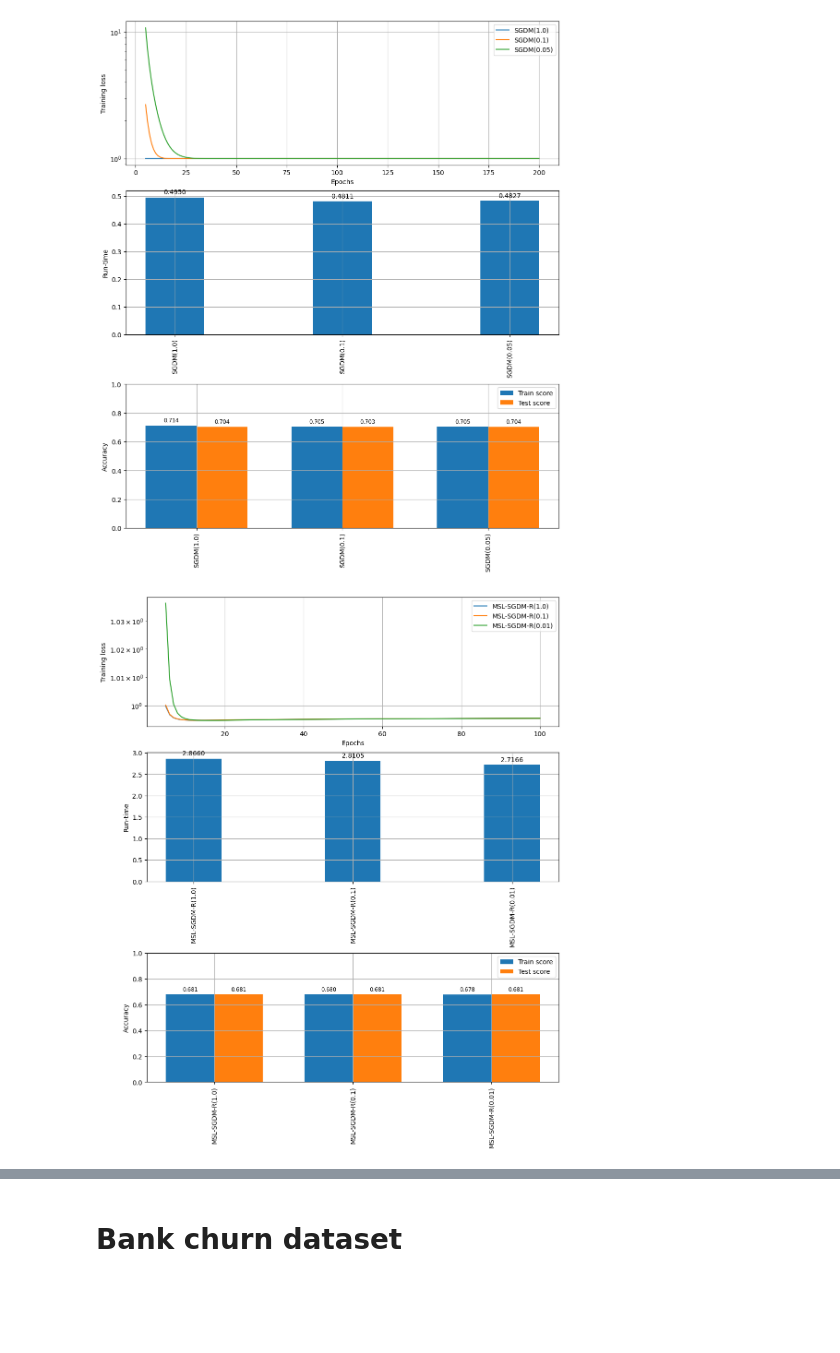
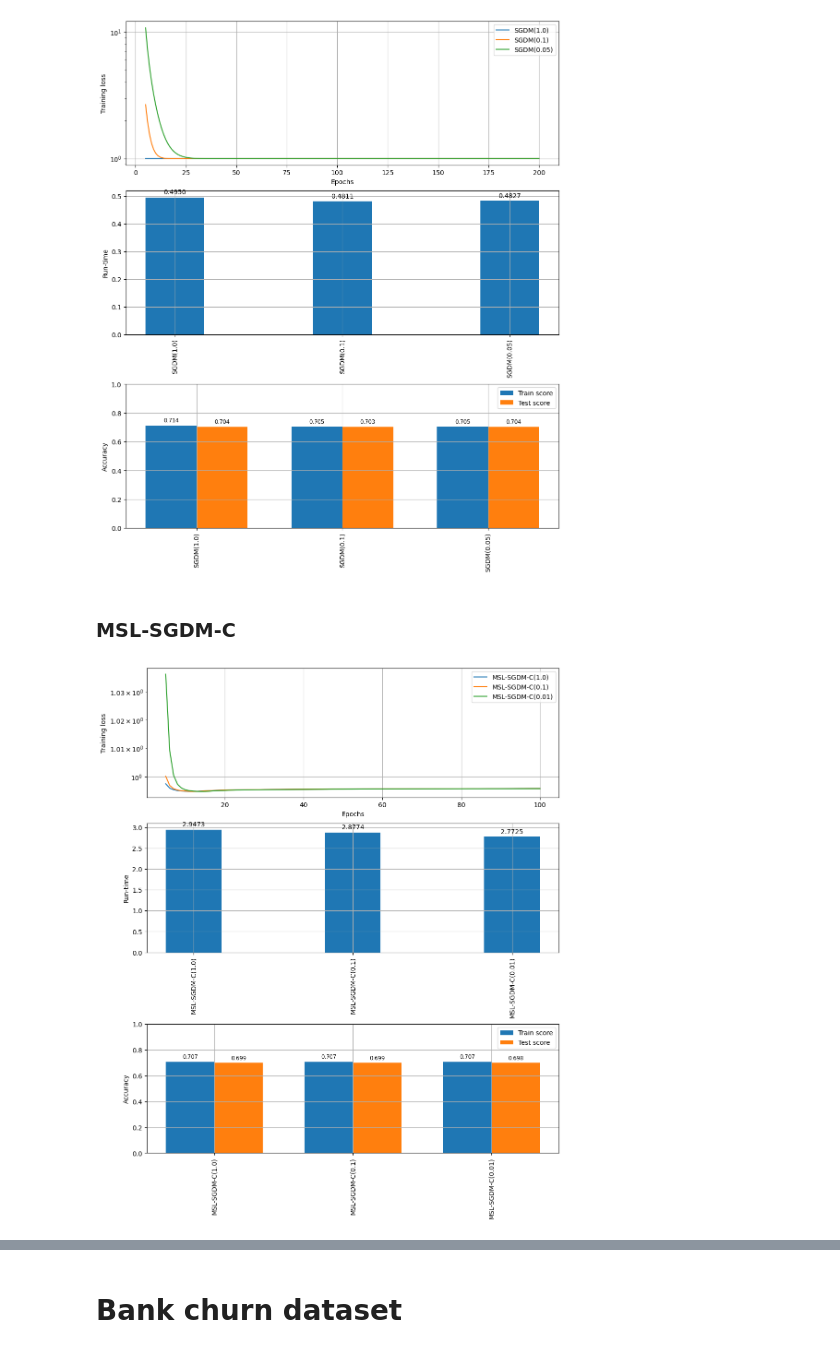
Before and after one commit to david-inf/SGD-and-LS, a Jupyter notebook: py/main.ipynb, the cells around one changed output, grey strips where cells are left out. Saved outputs shown, nothing was run; the diff lists cells and outputs as text; code cells hidden in the pictures; blank space fills up the shorter version.

Commit message:
Updated report: completed theoretical part and pseudocodes. Added tests in notebook

```diff
--- a/py/main.ipynb
+++ b/py/main.ipynb
@@ -57,13 +76,15 @@ models3_data1 = optim_data([sgdm_1, sgdm_2, sgdm_3])
 test_plots(models3_data1)
 # %% [output]
 [figure]
+# %% [markdown]
+### MSL-SGDM-C
 # %%
-mslc_1 = LogisticRegression(solver="MSL-SGDM-R", C=1, minibatch=32).fit(w0, X_train_apple, y_train_apple, X_test_apple, y_test_apple, step_size=1, momentum=0.9)
-mslc_2 = LogisticRegression(solver="MSL-SGDM-R", C=1, minibatch=32).fit(w0, X_train_apple, y_train_apple, X_test_apple, y_test_apple, step_size=0.1, momentum=0.9)
-mslc_3 = LogisticRegression(solver="MSL-SGDM-R", C=1, minibatch=32).fit(w0, X_train_apple, y_train_apple, X_test_apple, y_test_apple, step_size=0.01, momentum=0.9)
+mslc_1 = LogisticRegression(solver="MSL-SGDM-C", C=1, minibatch=32).fit(w0, X_train_apple, y_train_apple, X_test_apple, y_test_apple, step_size=1, momentum=0.9)
+mslc_2 = LogisticRegression(solver="MSL-SGDM-C", C=1, minibatch=32).fit(w0, X_train_apple, y_train_apple, X_test_apple, y_test_apple, step_size=0.1, momentum=0.9)
+mslc_3 = LogisticRegression(solver="MSL-SGDM-C", C=1, minibatch=32).fit(w0, X_train_apple, y_train_apple, X_test_apple, y_test_apple, step_size=0.01, momentum=0.9)
 
-models4_data1 = optim_data([mslc_1, mslc_2, mslc_3])
+models5_data1 = optim_data([mslc_1, mslc_2, mslc_3])
 # %%
-test_plots(models4_data1)
+test_plots(models5_data1)
 # %% [output]
-[figure, old version]
+[figure, new version]
```
Also changed, not shown: parts of 21 cells of this notebook, 7 other files.
